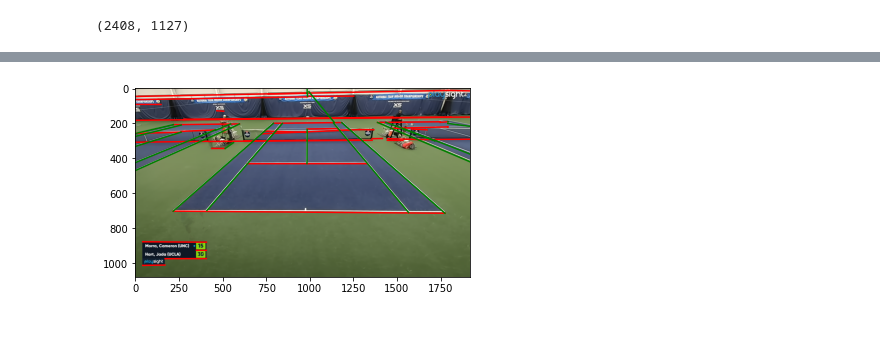
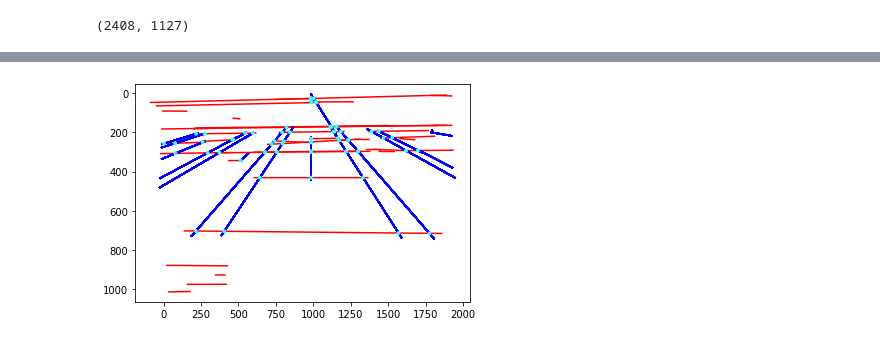
Before and after one commit to basemprince/court_detection, a Jupyter notebook: demo.ipynb, the cells around one changed output, grey strips where cells are left out. Cells and saved outputs as stored; diff of their text form; code cells hidden in the pictures.

Commit message:
progress on line clustering / intersection points

```diff
--- a/demo.ipynb
+++ b/demo.ipynb
@@ -939,12 +939,43 @@ def intersect(a1, a2, b1, b2):
         return None
     x = x1 + ua * (x2-x1)
     y = y1 + ua * (y2-y1)
-    return (x,y)
+    return [x,y]
-# %%
-for i in range(len(inlier_lines_list)-1):
-    plt.imshow(im)
-    for line in nlines2[inlier_lines_list[i]]:
-        p0, p1 = line
-        plt.plot((p0[1], p1[1]),(p0[0], p1[0] ), colors[i])
-# %% [output]
-[figure, removed]
+# %%
+s_factor = 1.1
+section = []
+section_ind = []
+inter_pts = []
+for i,line1 in enumerate(nlines2[inlier_lines_list[0]]):
+    a0,a1 = line1
+    a0 = [a0[0] *(1+s_factor)/2 + a1[0] *(1-s_factor)/2 , a0[1] *(1+s_factor)/2 + a1[1] *(1-s_factor)/2]
+    a1 = [a1[0] *(1+s_factor)/2 + a0[0] *(1-s_factor)/2 , a1[1] *(1+s_factor)/2 + a0[1] *(1-s_factor)/2]
+    plt.plot((a0[1], a1[1]),(a0[0], a1[0] ), 'r')
+    counter = 0
+    for j,line2 in enumerate(nlines2[inlier_lines_list[1]]):
+        b0,b1 = line2
+        b0 = [b0[0] *(1+s_factor)/2 + b1[0] *(1-s_factor)/2 , b0[1] *(1+s_factor)/2 + b1[1] *(1-s_factor)/2]
+        b1 = [b1[0] *(1+s_factor)/2 + b0[0] *(1-s_factor)/2 , b1[1] *(1+s_factor)/2 + b0[1] *(1-s_factor)/2]
+        plt.plot((b0[1], b1[1]),(b0[0], b1[0] ), 'b')
+        intersect_pt = intersect(a0,a1,b0,b1)
+        # print (intersect_pt)
+        if intersect_pt is not None:
+            plt.scatter(intersect_pt[1],intersect_pt[0],**PLTOPTS)
+            if(counter==0):
+                section.append([line1,line2])
+                section_ind.append([i,j+len(inlier_lines_list[0])])
+                inter_pts.append([intersect_pt])
+            else:
+                section[-1].append(line2)
+                section_ind[-1].append(j+len(inlier_lines_list[0]))
+                inter_pts[-1].append(intersect_pt)
+            counter +=1
+
+plt.gca().invert_yaxis()
+
+# for i in range(len(inlier_lines_list)-1):
+#     plt.imshow(im)
+#     for line in nlines2[inlier_lines_list[i]]:
+#         p0, p1 = line
+#         plt.plot((p0[1], p1[1]),(p0[0], p1[0] ), colors[i])
+# %% [output]
+[figure, added]
```
Also changed, not shown: parts of 11 cells of this notebook.
